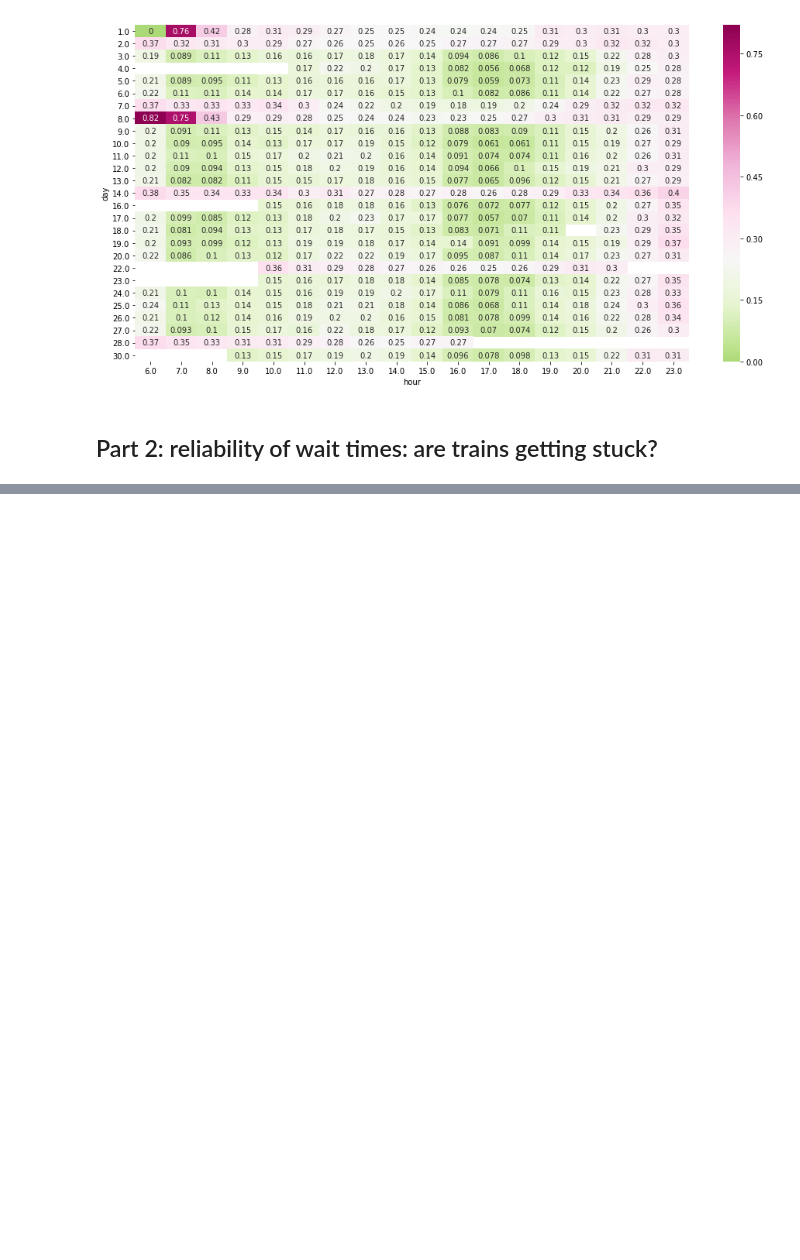
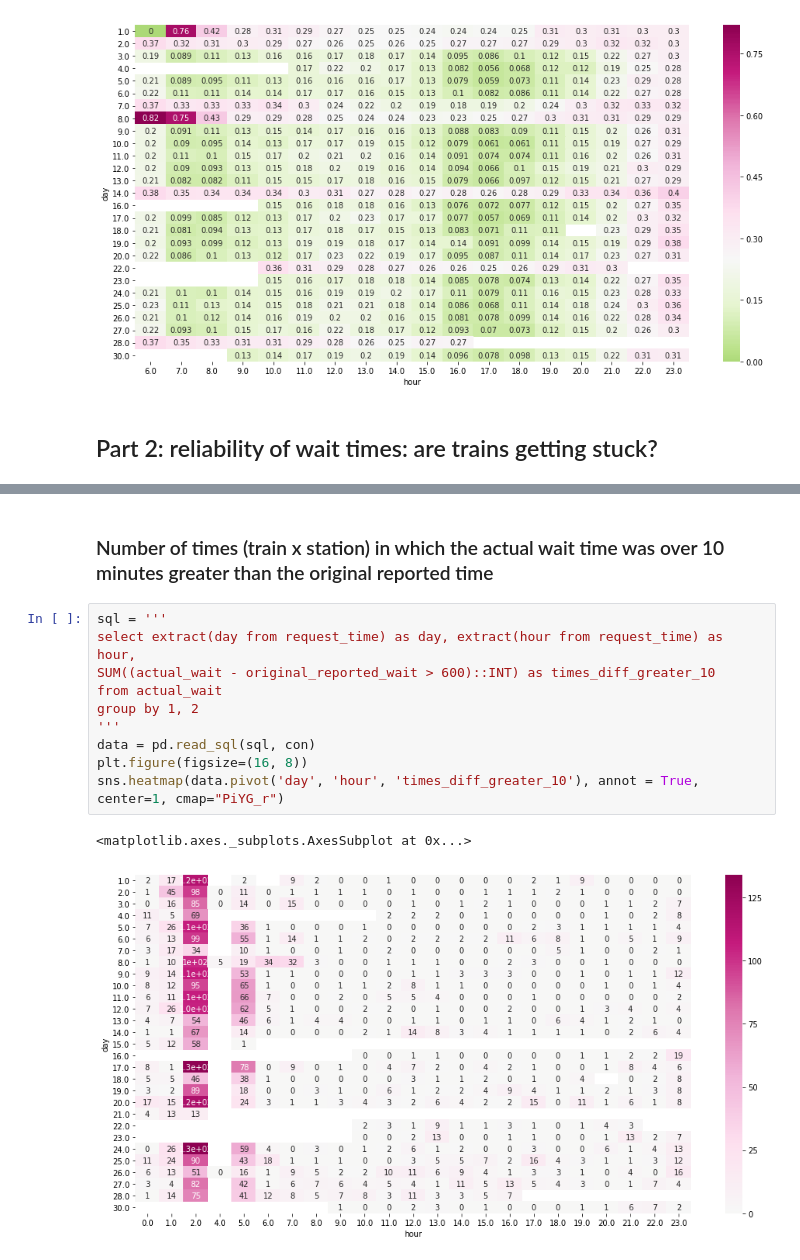
Before and after one commit to bani/ttc_subway_times, a Jupyter notebook: doc/subway_station_wait_times.ipynb, the cells around one changed output, grey strips where cells are left out. Saved outputs shown, nothing was run; the diff lists cells and outputs as text; blank space fills up the shorter version.

```diff
--- a/doc/subway_station_wait_times.ipynb
+++ b/doc/subway_station_wait_times.ipynb
@@ -212,0 +260,15 @@ data.describe()
+# %% [markdown]
+###  Number of times (train x station) in which the actual wait time was over 10 minutes greater than the original reported time
+# %%
+sql = '''
+select extract(day from request_time) as day, extract(hour from request_time) as hour,
+SUM((actual_wait - original_reported_wait > 600)::INT) as times_diff_greater_10
+from actual_wait
+group by 1, 2
+'''
+data = pd.read_sql(sql, con)
+plt.figure(figsize=(16, 8))
+sns.heatmap(data.pivot('day', 'hour', 'times_diff_greater_10'), annot = True, center=1, cmap="PiYG_r")
+# %% [output]
+<matplotlib.axes._subplots.AxesSubplot at 0x...>
+[figure, added]
```
Also changed, not shown: parts of 14 cells of this notebook.
